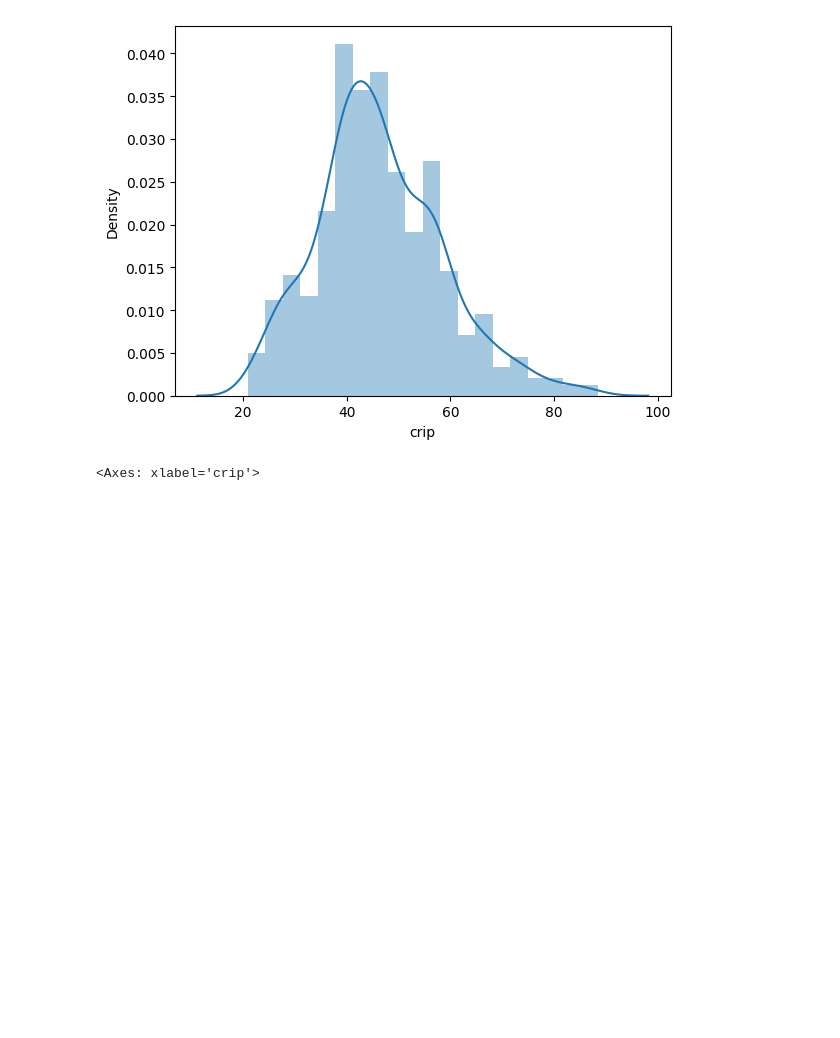
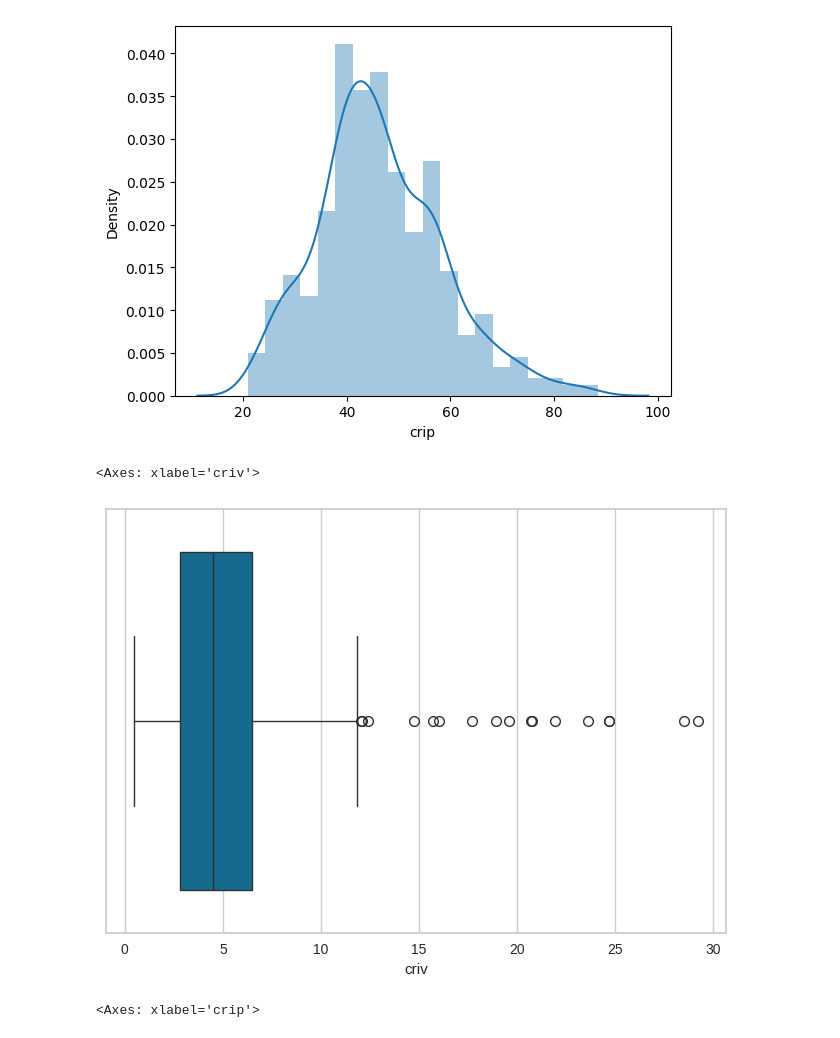
Before and after one commit to midhun2708/EDA-Th, a Jupyter notebook: 21BDS0063.ipynb, the cells around one changed output. Cells and saved outputs as stored; diff of their text form; code cells hidden in the pictures; blank space fills up the shorter version.

```diff
--- a/21BDS0063.ipynb
+++ b/21BDS0063.ipynb
@@ -563,6 +575,11 @@ https://gist.github.com/mwaskom/de44147ed2974457ad6372750bbe5751
   sns.distplot(df['crip'])
 <Axes: xlabel='crip', ylabel='Density'>
 [figure]
+# %%
+sns.boxplot(x="criv",data=df)
+# %% [output]
+<Axes: xlabel='criv'>
+[figure, added]
 # %%
 sns.boxplot(x="crip",data=df)
 # %% [output]
```
Also changed, not shown: parts of 9 cells of this notebook.
